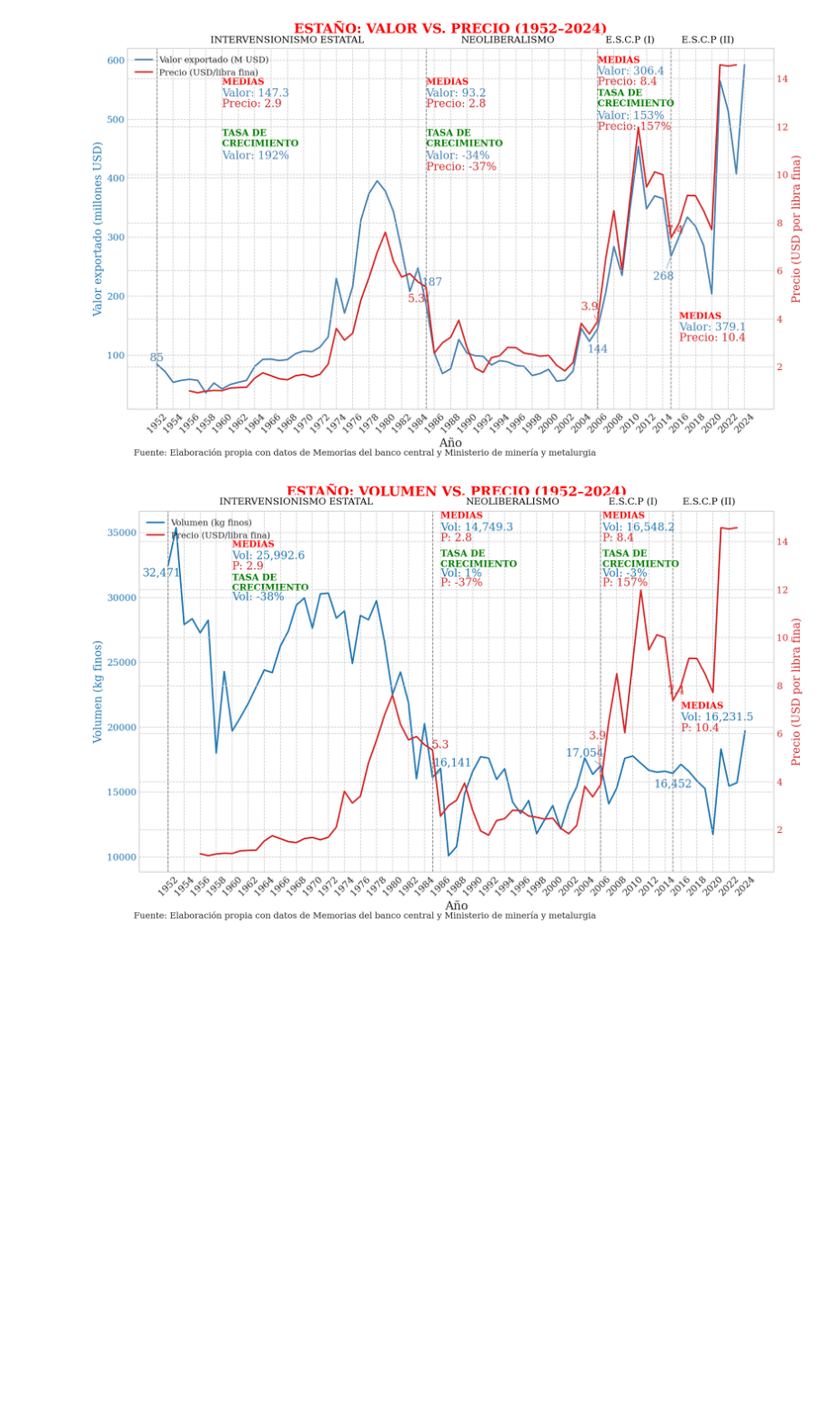
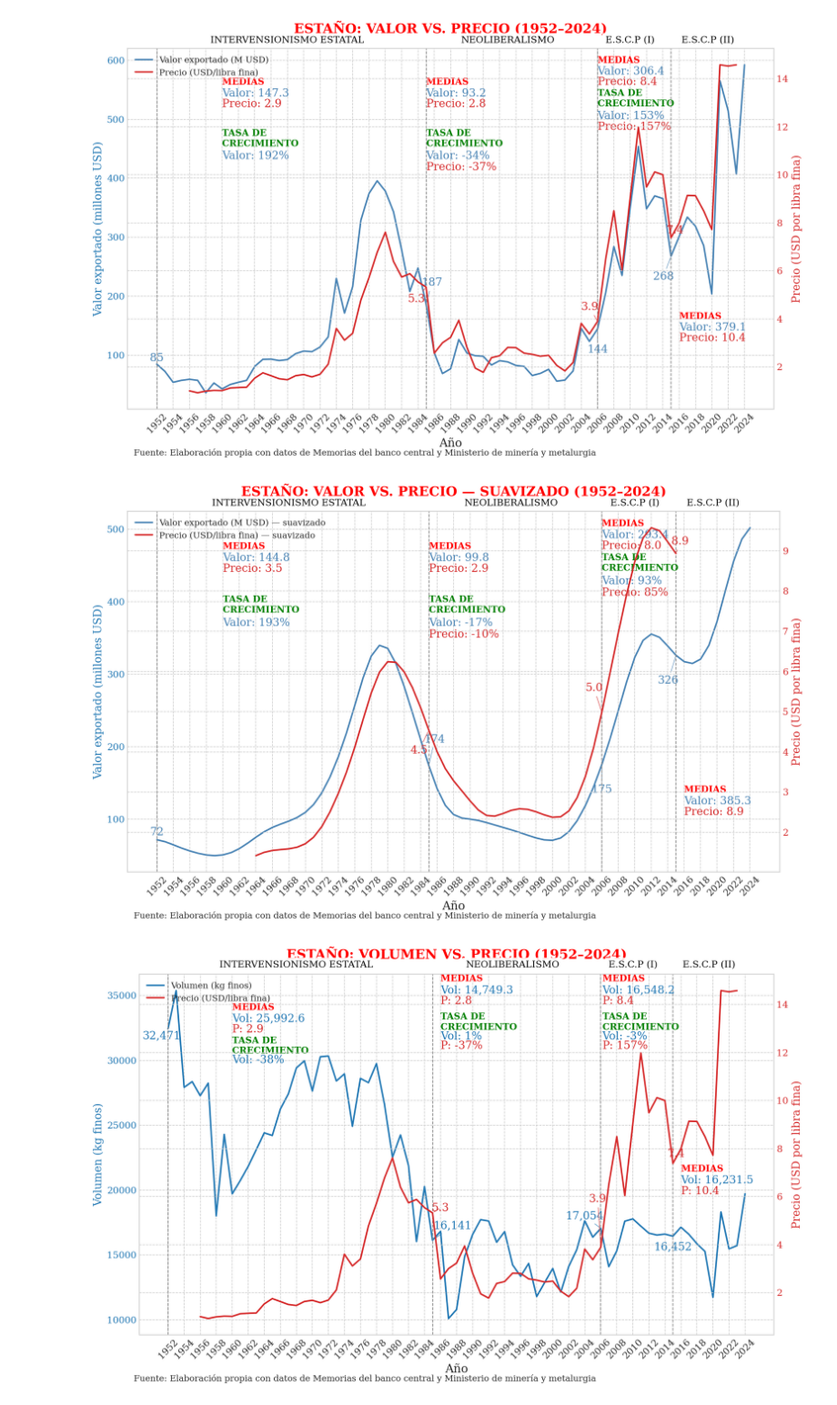
Before and after one commit to navi0369/proyectomacro, a Jupyter notebook: notebooks/tesis/serie_completa/minerales/estaño.ipynb, the cells around one changed output. Shown at 91% size. Cells and saved outputs as stored; diff of their text form; code cells hidden in the pictures; blank space fills up the shorter version.

```diff
--- a/notebooks/tesis/serie_completa/minerales/estaño.ipynb
+++ b/notebooks/tesis/serie_completa/minerales/estaño.ipynb
@@ -154,6 +154,79 @@ plt.show()
 plt.close()
 # %% [output]
 [figure]
+# %%
+# ═══════════════════════════════════════════════════════════════════
+# GRÁFICA DE VALOR VS. PRECIO (DOBLE EJE) — ESTAÑO  ·  LÍNEAS SUAVIZADAS
+# ═══════════════════════════════════════════════════════════════════
+from scipy.ndimage import gaussian_filter1d
+
+# ──────────────── 1. SUAVIZADO DE SERIES ───────────────────────────
+SIGMA = 2          # σ del filtro gaussiano (ajustar al gusto)
+
+df_smooth = df.copy()
+df_smooth["estanio_valor_musd"] = gaussian_filter1d(df["estanio_valor_musd"].values.astype(float), sigma=SIGMA)
+df_smooth["precio_usd_lf"]      = gaussian_filter1d(df["precio_usd_lf"].values.astype(float),      sigma=SIGMA)
+
+# ─────────────────── 2. PLOT Y ANOTACIONES DUAL AXIS (valor–precio) ────────────
+left_series_s  = [("estanio_valor_musd", "Valor exportado (M USD) — suavizado")]
+right_series_s = [("precio_usd_lf",      "Precio (USD/libra fina) — suavizado")]
+
+fig_s, ax_val_s, ax_price_s = init_dual_axis_plot(
+    df=df_smooth,
+    left_series=left_series_s,
+    right_series=right_series_s,
+    colors=colors,
+    title=f"ESTAÑO: VALOR VS. PRECIO — SUAVIZADO ({df.index[0]}–{df.index[-1]})",
+    xlabel="Año",
+    left_ylabel="Valor exportado (millones USD)",
+    right_ylabel="Precio (USD por libra fina)",
+    source_text="Fuente: Elaboración propia con datos de Memorias del banco central y Ministerio de minería y metalurgia"
+)
+
+add_hitos(ax_val_s, df_smooth.index, hitos_v_periodos, hitos_offset, line_kwargs={"lw": 1})
+
+add_cycle_means_multi(
+    ax_val_s,
+    {n: df_smooth.loc[s, cols].mean().to_dict() for n, s in CYCLES.items()},
+    cycle_text_offsets,
+    abbr, colors,
+    line_spacing=df_smooth["estanio_valor_musd"].max() * 0.03,
+    value_fmt="{:,.1f}"
+)
+
+add_year_value_annotations(
+    ax_val_s, df_smooth, annot_years, ["estanio_valor_musd"],
+    {"estanio_valor_musd": annotation_offsets["estanio_valor_musd"]},
+    {"estanio_valor_musd": colors["estanio_valor_musd"]},
+    arrow_lw=0.6
+)
+add_year_value_annotations(
+    ax_price_s, df_smooth, annot_years, ["precio_usd_lf"],
+    {"precio_usd_lf": annotation_offsets["precio_usd_lf"]},
+    {"precio_usd_lf": colors["precio_usd_lf"]},
+    arrow_lw=0.6,
+    value_fmt="{:,.1f}"
+)
+
+add_period_growth_annotations_multi(
+    ax_val_s, df_smooth, growth_periods, cols,
+    period_growth_offsets, colors, abbr
+)
+
+# Leyenda combinada
+h_s, l_s   = ax_val_s.get_legend_handles_labels()
+h2_s, l2_s = ax_price_s.get_legend_handles_labels()
+hl_s = [(x, y) for x, y in zip(h_s + h2_s, l_s + l2_s) if not y.startswith('_')]
+if hl_s:
+    ax_val_s.legend(*zip(*hl_s), loc="upper left", fontsize=11)
+
+plt.tight_layout()
+plt.savefig(output_dir / "estanio_valor_precio_dual_axis_suavizado.png", dpi=300)
+plt.savefig(output_dir_precio / "estanio_precio_dual_axis_suavizado.png", dpi=300)
+plt.show()
+plt.close()
+# %% [output]
+[figure, added]
 # %%
 # ═══════════════════════════════════════════════════════════════════
 # GRÁFICA DE VOLUMEN VS. PRECIO (DOBLE EJE) — ESTAÑO
```
Also changed, not shown: parts of 1 cell of this notebook, 4 other files.
